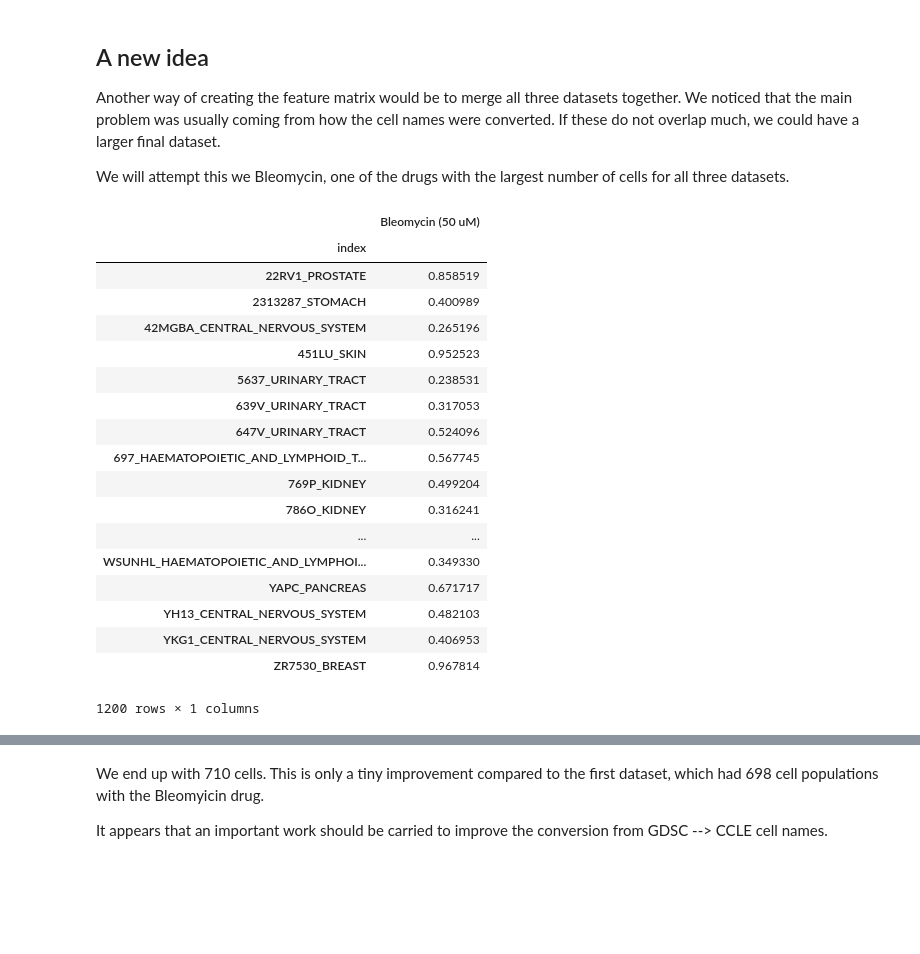
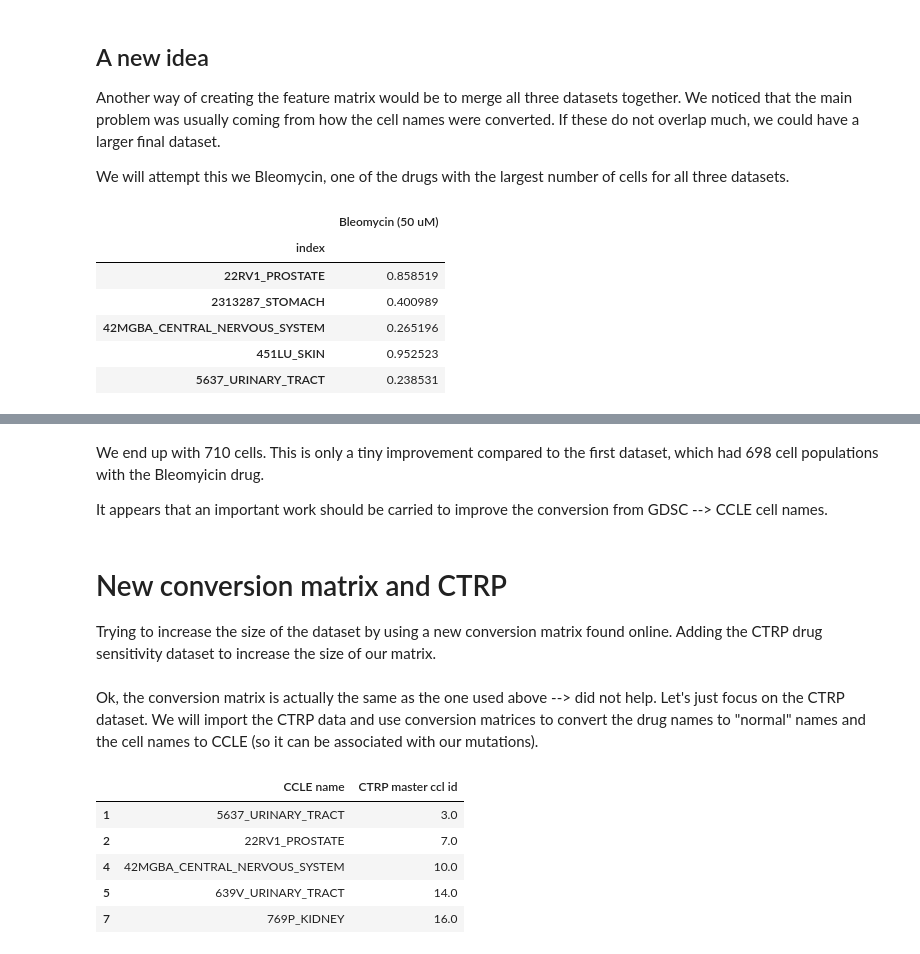
Before and after one commit to oskaradermecker/DataX_Drug_Response, a Jupyter notebook: Dataset comparison.ipynb, the cells around one changed output, grey strips where cells are left out. Cells and saved outputs as stored; diff of their text form; code cells hidden in the pictures; blank space fills up the shorter version.

```diff
--- a/Dataset comparison.ipynb
+++ b/Dataset comparison.ipynb
@@ -354,29 +354,17 @@ Bleo3 = response3.loc[:,["Bleomycin (50 uM)"]]
 # %%
 Bleo = pd.concat([Bleo1,Bleo2,Bleo3])
 Bleo = Bleo.drop_duplicates()
 Bleo = Bleo.reset_index(drop = False)
 Bleo = Bleo.groupby(by='index').mean()
-Bleo.sort_index()
+Bleo.sort_index().head()
 # %% [output]
 |  | Bleomycin (50 uM) |
 | index |  |
 | 22RV1_PROSTATE | 0.858519 |
 | 2313287_STOMACH | 0.400989 |
 | 42MGBA_CENTRAL_NERVOUS_SYSTEM | 0.265196 |
 | 451LU_SKIN | 0.952523 |
 | 5637_URINARY_TRACT | 0.238531 |
-| 639V_URINARY_TRACT | 0.317053 |
-| 647V_URINARY_TRACT | 0.524096 |
-| 697_HAEMATOPOIETIC_AND_LYMPHOID_T... | 0.567745 |
-| 769P_KIDNEY | 0.499204 |
-| 786O_KIDNEY | 0.316241 |
-| ... | ... |
-| WSUNHL_HAEMATOPOIETIC_AND_LYMPHOI... | 0.349330 |
-| YAPC_PANCREAS | 0.671717 |
-| YH13_CENTRAL_NERVOUS_SYSTEM | 0.482103 |
-| YKG1_CENTRAL_NERVOUS_SYSTEM | 0.406953 |
-| ZR7530_BREAST | 0.967814 |
-1200 rows × 1 columns
 # %%
 final_matrix = alterations.merge(Bleo[['Bleomycin (50 uM)']], left_index = True, right_index = True).dropna(axis = 0)
 final_matrix
@@ -403,3 +391,20 @@ final_matrix
 We end up with 710 cells. This is only a tiny improvement compared to the first dataset, which had 698 cell populations with the Bleomyicin drug.
 
 It appears that an important work should be carried to improve the conversion from GDSC --> CCLE cell names.
+# %% [markdown]
+# New conversion matrix and CTRP
+
+Trying to increase the size of the dataset by using a new conversion matrix found online. Adding the CTRP drug sensitivity dataset to increase the size of our matrix.
+# %% [markdown]
+Ok, the conversion matrix is actually the same as the one used above --> did not help. Let's just focus on the CTRP dataset. We will import the CTRP data and use conversion matrices to convert the drug names to "normal" names and the cell names to CCLE (so it can be associated with our mutations).
+# %%
+conversion4 = pd.read_excel("data/Depmap Project/GDSC-CCLE-CTRP_conversion.xlsx")
+conversion4 = conversion4[["CCLE name","CTRP master ccl id"]].dropna()
+conversion4.head()
+# %% [output]
+|  | CCLE name | CTRP master ccl id |
+| 1 | 5637_URINARY_TRACT | 3.0 |
+| 2 | 22RV1_PROSTATE | 7.0 |
+| 4 | 42MGBA_CENTRAL_NERVOUS_SYSTEM | 10.0 |
+| 5 | 639V_URINARY_TRACT | 14.0 |
+| 7 | 769P_KIDNEY | 16.0 |
```
Also changed, not shown: parts of 15 cells of this notebook.
